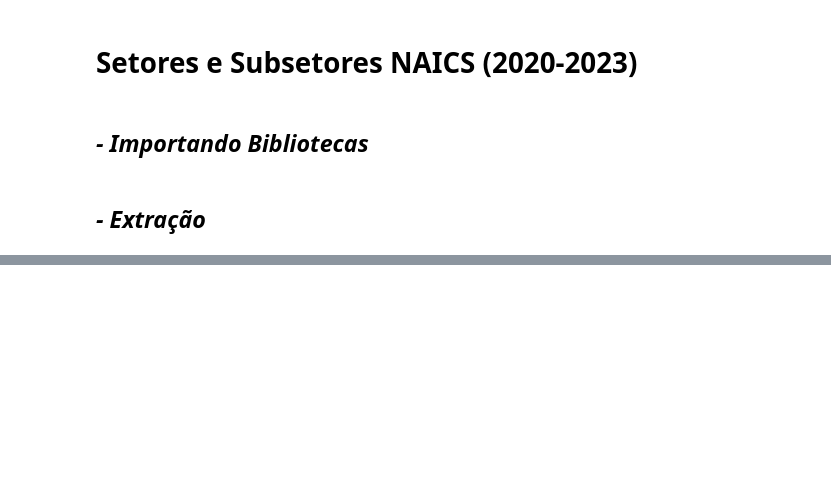
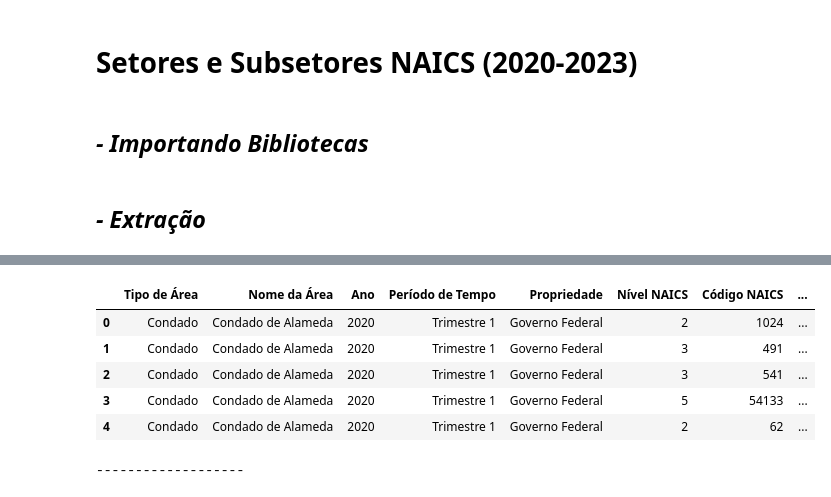
Before and after one commit to JuanVargas2004/Consuelo-Projeto-Final, a Jupyter notebook: tratando_arquivo.ipynb, the cells around one changed output, grey strips where cells are left out. Drawn from its saved outputs; the diff is of its cells as text; code cells hidden in the pictures; blank space fills up the shorter version.

```diff
--- a/tratando_arquivo.ipynb
+++ b/tratando_arquivo.ipynb
@@ -191,0 +400,24 @@ wget.download(url, "Dados/Landing/qcew2023.csv")
+# %%
+# Substituindo valores
+
+df["Período de Tempo"] = df["Período de Tempo"].map(temp_dict)
+df["Tipo de Área"] = df["Tipo de Área"].map(tipo_dict)
+df["Nome da Área"] = df["Nome da Área"].map(nome_dict)
+df["Propriedade"] = df["Propriedade"].map(prop_dict)
+
+df_anual["Período de Tempo"] = df_anual["Período de Tempo"].map(temp_dict)
+df_anual["Tipo de Área"] = df_anual["Tipo de Área"].map(tipo_dict)
+df_anual["Nome da Área"] = df_anual["Nome da Área"].map(nome_dict)
+df_anual["Propriedade"] = df_anual["Propriedade"].map(prop_dict)
+# %%
+display(df.head())
+print("\n-------------------\n")
+display(df_anual.head())
+# %% [output]
+|  | Tipo de Área | Nome da Área | Ano | Período de Tempo | Propriedade | Nível NAICS | Código NAICS | ... |
+| 0 | Condado | Condado de Alameda | 2020 | Trimestre 1 | Governo Federal | 2 | 1024 | ... |
+| 1 | Condado | Condado de Alameda | 2020 | Trimestre 1 | Governo Federal | 3 | 491 | ... |
+| 2 | Condado | Condado de Alameda | 2020 | Trimestre 1 | Governo Federal | 3 | 541 | ... |
+| 3 | Condado | Condado de Alameda | 2020 | Trimestre 1 | Governo Federal | 5 | 54133 | ... |
+| 4 | Condado | Condado de Alameda | 2020 | Trimestre 1 | Governo Federal | 2 | 62 | ... |
+-------------------
```
Also changed, not shown: parts of 17 cells of this notebook, 1 other file.
